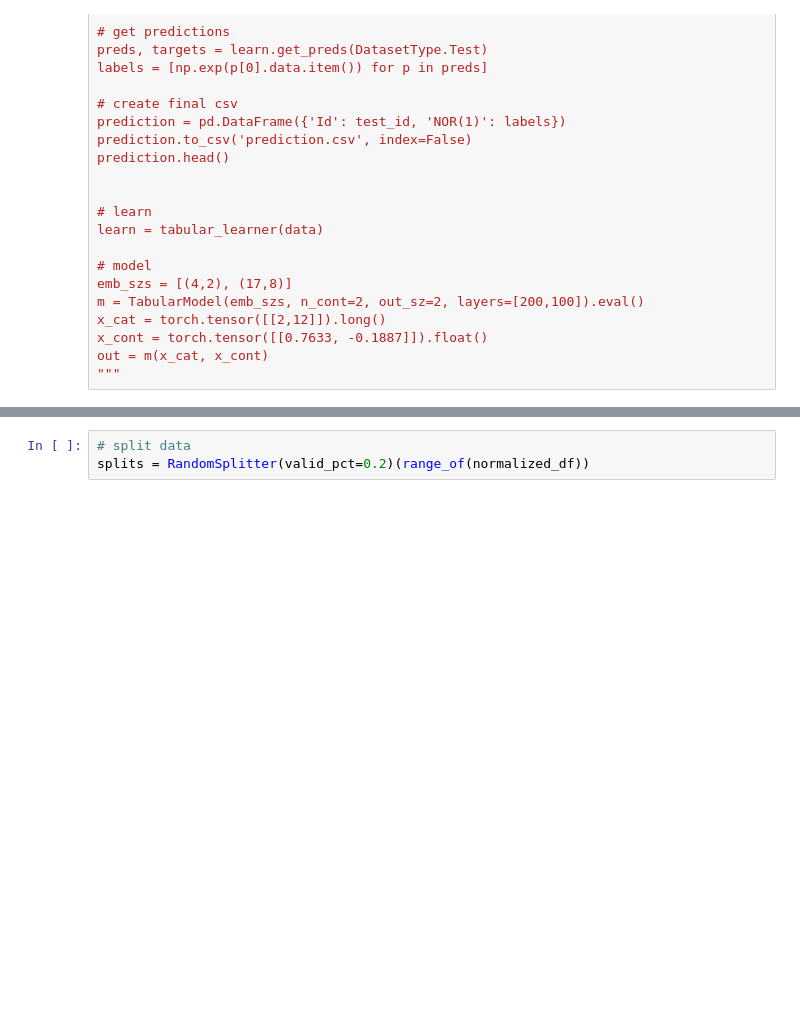
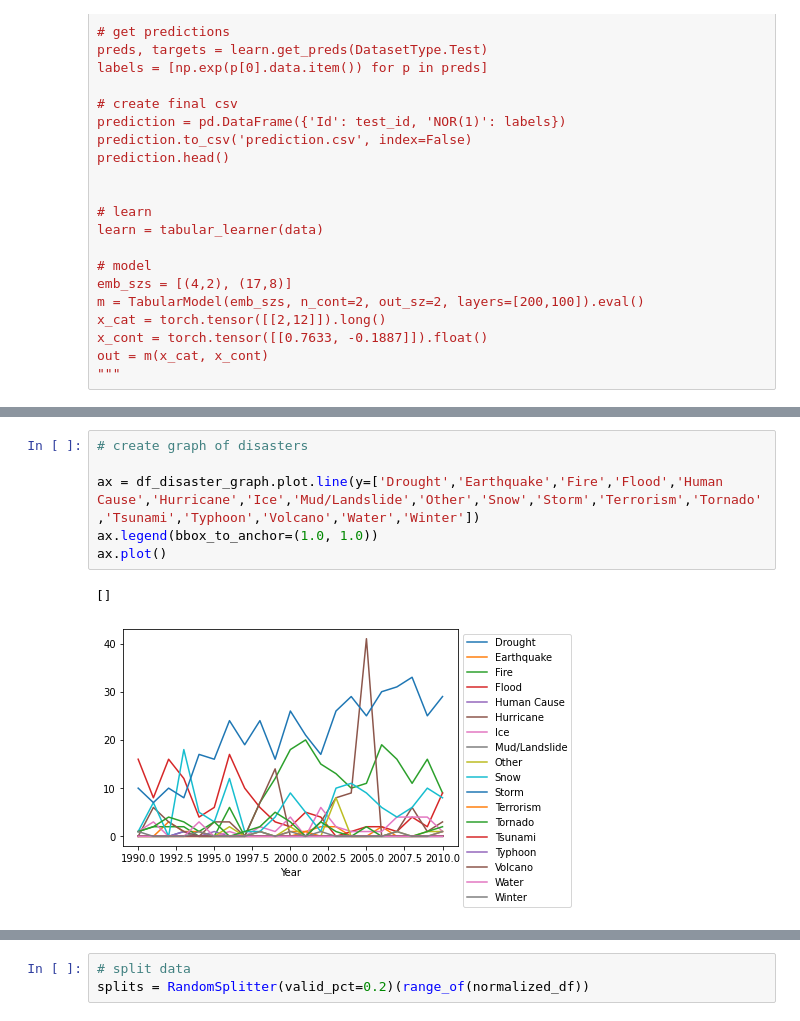
Before and after one commit to Suzanna-Neely-Yates/climate-displacement, a Jupyter notebook: code/notebook.ipynb, the cells around one changed output, grey strips where cells are left out. Saved outputs shown, nothing was run; the diff lists cells and outputs as text; blank space fills up the shorter version.

```diff
--- a/code/notebook.ipynb
+++ b/code/notebook.ipynb
@@ -842,3 +918,12 @@ df.head()
+# %%
+# create graph of disasters
+
+ax = df_disaster_graph.plot.line(y=['Drought','Earthquake','Fire','Flood','Human Cause','Hurricane','Ice','Mud/Landslide','Other','Snow','Storm','Terrorism','Tornado','Tsunami','Typhoon','Volcano','Water','Winter'])
+ax.legend(bbox_to_anchor=(1.0, 1.0))
+ax.plot()
+# %% [output]
+[]
+[figure, added]
 # %%
 # normalize data
 normalized_df = (df-df.mean())/df.std()
```
Also changed, not shown: parts of 15 cells of this notebook, 1 other file.
